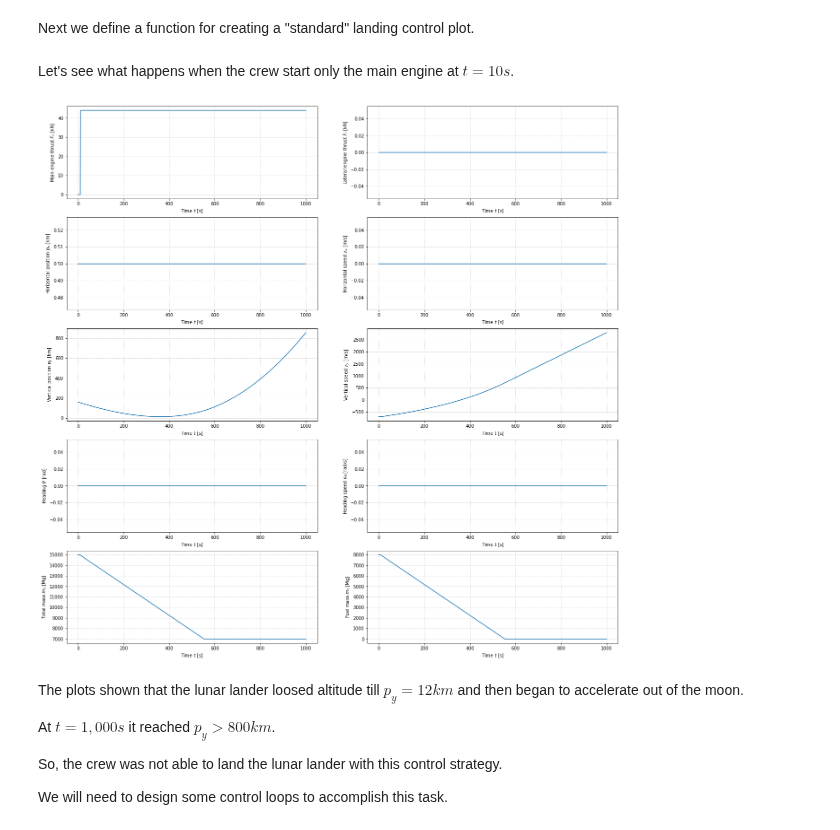
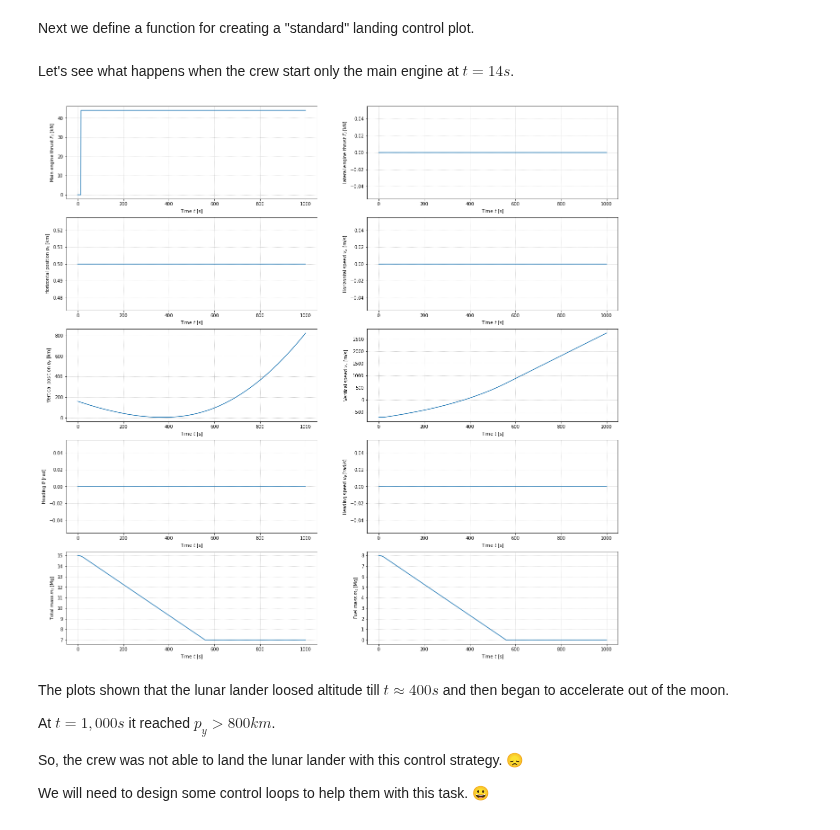
Before and after one commit to gmxavier/FAT0413150, a Jupyter notebook: notebooks/05.03-Lunar-Lander-Control.ipynb, the cells around one changed output. Cells and saved outputs as stored; diff of their text form; code cells hidden in the pictures.

```diff
--- a/notebooks/05.03-Lunar-Lander-Control.ipynb
+++ b/notebooks/05.03-Lunar-Lander-Control.ipynb
@@ -202,7 +125,7 @@ def landing_plot(sys, T, u, x0):
   axe = axes.ravel()
 
   for k, ax in enumerate(axe):
-    scale = 1e3 if k in [0,1,2,4] else 1
+    scale = 1e3 if k in [0,1,2,4,8,9] else 1
     if k in [0,1]:
       ax.plot(t, u[k]/scale)
     else:
@@ -213,28 +136,28 @@ def landing_plot(sys, T, u, x0):
 
   return t, y
 # %% [markdown]
-Let's see what happens when the crew start only the main engine at $t=10s$.
+Let's see what happens when the crew start only the main engine at $t=14s$.
 # %%
 # Initial conditions
 X0 = [0.5e+03, 0.0, 160.0e+03, -0.7e+03, 0.0, 0.0, 15.0e+03, 8.0e+03]
 # Total simulation time
 tst = 1000
 # Fire time
-ft = 10
+ft = 14
 # Simulation time array
 T  = np.linspace(0, tst, tst+1)
 # Inputs
 F_t  = np.array([0.0 if t <= ft else 44.0e+03 for t in T])
 F_l  = np.array([0.0 for t in T])
 # Simulate and plot
 t, y = landing_plot(lunar, T, [F_t, F_l], X0)
 # %% [output]
-[figure, old version]
+[figure, new version]
 # %% [markdown]
-The plots shown that the lunar lander loosed altitude till $p_y=12km$ and then began to accelerate out of the moon.
+The plots shown that the lunar lander loosed altitude till $t \approx 400s$ and then began to accelerate out of the moon.
 
 At $t=1,000s$ it reached $p_y>800km$.
 
-So, the crew was not able to land the lunar lander with this control strategy.
+So, the crew was not able to land the lunar lander with this control strategy. 😞
 
-We will need to design some control loops to accomplish this task.
+We will need to design some control loops to help them with this task. 😀
```
Also changed, not shown: parts of 4 cells of this notebook.
